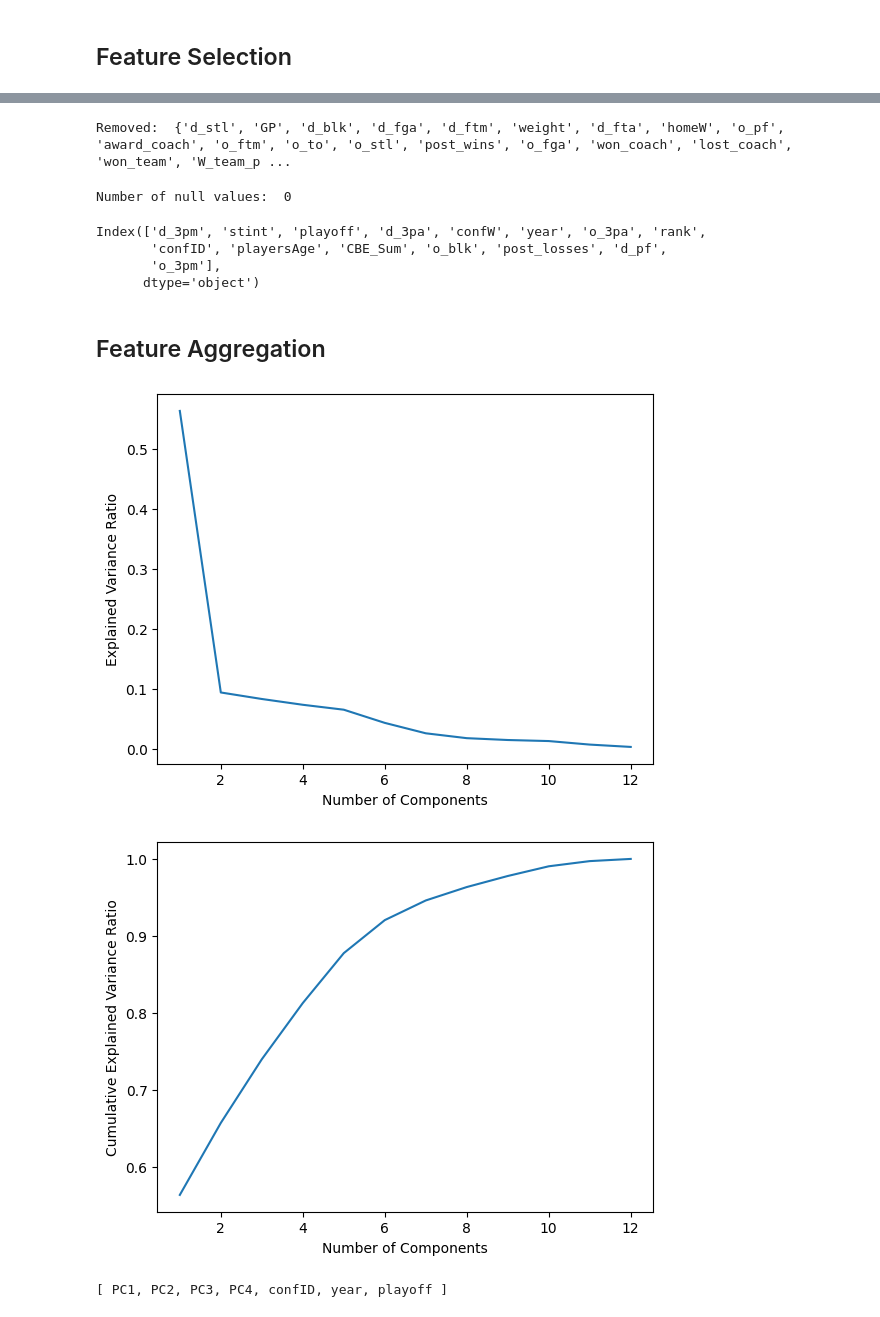
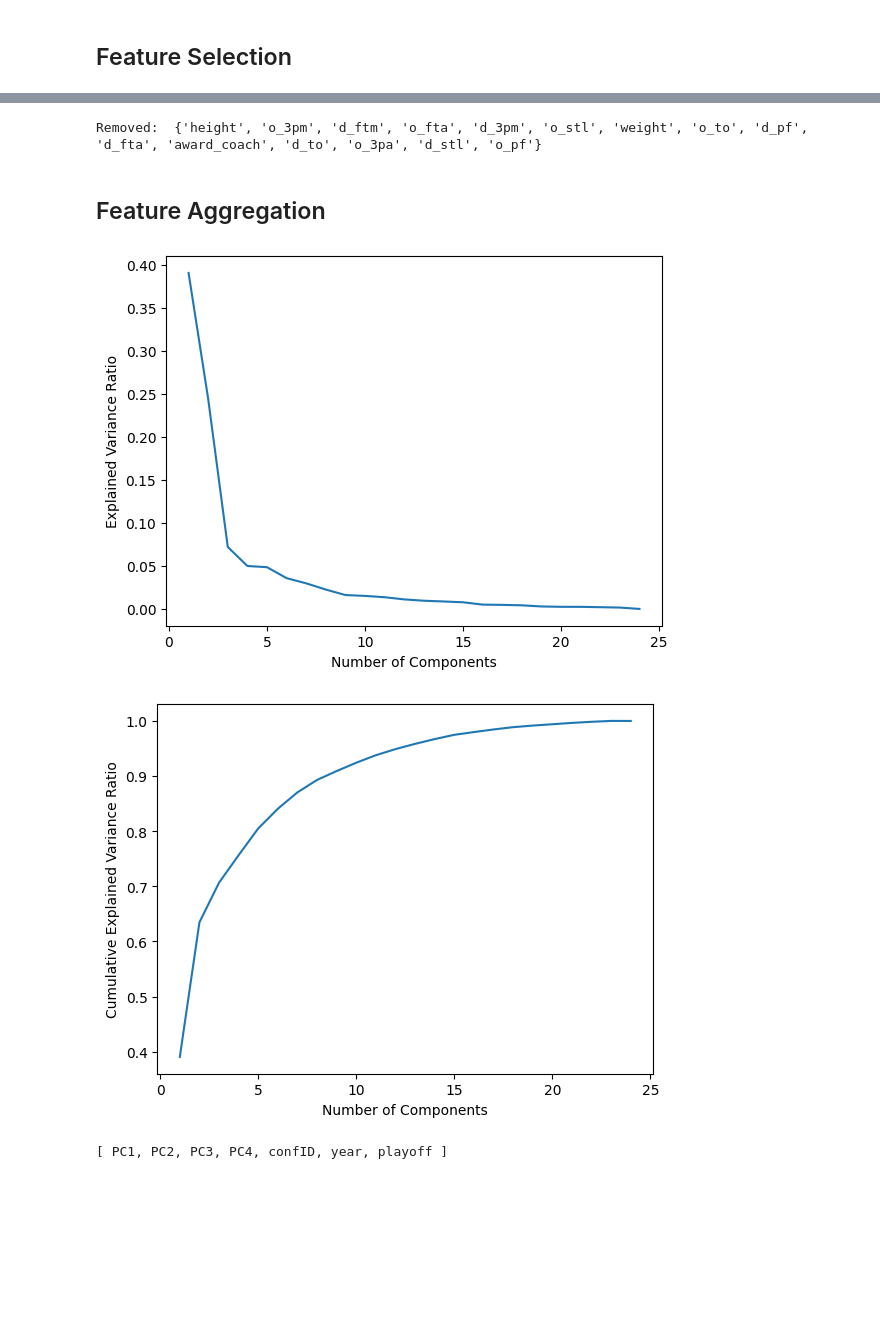
Before and after one commit to DanielRodrigues08/AC-FEUP, a Jupyter notebook: transformation/transformation.ipynb, the cells around one changed output, grey strips where cells are left out. Cells and saved outputs as stored; diff of their text form; code cells hidden in the pictures; blank space fills up the shorter version.

```diff
--- a/transformation/transformation.ipynb
+++ b/transformation/transformation.ipynb
@@ -81,28 +70,16 @@ le = LabelEncoder()
 df[target] = le.fit_transform(df[target])
 df['confID'] = le.fit_transform(df['confID'])
 
-nominal_cols = ['tmID', 'coachID']
-df.drop(nominal_cols, axis=1, inplace=True)
-#encoder = BinaryEncoder(cols = nominal_cols)
-#df = encoder.fit_transform(df)
-
-df.drop(['firstRound', 'semis', 'finals'], axis=1, inplace=True)
-
-#key_cols = ['confID', 'year', 'firstRound', 'semis', 'finals', 'playoff']
-
-key_cols = ['confID', 'year', 'playoff']
-nominal_cols = [col for col in df.columns if any (map(lambda x: x in col, nominal_cols))]
-excluded_cols = nominal_cols + key_cols
-
-numerical_cols = list(set(df.columns) - set(excluded_cols))
+key_cols = ['confID', 'year','playoff']
+numerical_cols = [col for col in df.columns if col not in key_cols]
 # %% [markdown]
 ## Feature Scaling
 # %%
 scaler = RobustScaler()
 normalizer = MinMaxScaler()
 
-df[numerical_cols] = scaler.fit_transform(df.drop(excluded_cols, axis=1))
-df[numerical_cols] = normalizer.fit_transform(df.drop(excluded_cols, axis=1))
+df[numerical_cols] = scaler.fit_transform(df.drop(key_cols, axis=1))
+df[numerical_cols] = normalizer.fit_transform(df.drop(key_cols, axis=1))
 df.head()
 # %% [output]
 |  | year | W_team_post | confID | rank | playoff | o_fga | o_ftm | o_fta | o_3pm | o_3pa | ... | ... |
@@ -152,26 +120,18 @@ Index(['year', 'W_team_post', 'confID', 'rank', 'playoff', 'o_fga', 'o_ftm',
+# %%
+n_features = 16
+n_components = 6
 # %%
 initial = df.columns
-df = utils.select_features(df, target, excluded_cols, 12)
+df = utils.select_features(df, target, key_cols, n_features)
 
 print("Removed: ", set(initial) - set(df.columns))
 # %% [output]
-Removed:  {'d_stl', 'GP', 'd_blk', 'd_fga', 'd_ftm', 'weight', 'd_fta', 'homeW', 'o_pf', 'award_coach', 'o_ftm', 'o_to', 'o_stl', 'post_wins', 'o_fga', 'won_coach', 'lost_coach', 'won_team', 'W_team_p ...
+Removed:  {'height', 'o_3pm', 'd_ftm', 'o_fta', 'd_3pm', 'o_stl', 'weight', 'o_to', 'd_pf', 'd_fta', 'award_coach', 'd_to', 'o_3pa', 'd_stl', 'o_pf'}
-# %%
-print("Number of null values: ", df.isnull().sum().sum())
-# %% [output]
-Number of null values:  0
-# %%
-df.columns
-# %% [output]
-Index(['d_3pm', 'stint', 'playoff', 'd_3pa', 'confW', 'year', 'o_3pa', 'rank',
-       'confID', 'playersAge', 'CBE_Sum', 'o_blk', 'post_losses', 'd_pf',
-       'o_3pm'],
-      dtype='object')
 # %% [markdown]
 ## Feature Aggregation
 # %%
-utils.plot_pca(df.drop(excluded_cols, axis=1))
+utils.plot_pca(df.drop(key_cols, axis=1))
 # %% [output]
-[figure, old version]
+[figure, new version]
-[figure, old version]
+[figure, new version]
 # %%
```
Also changed, not shown: parts of 12 cells of this notebook, 2 other files.
